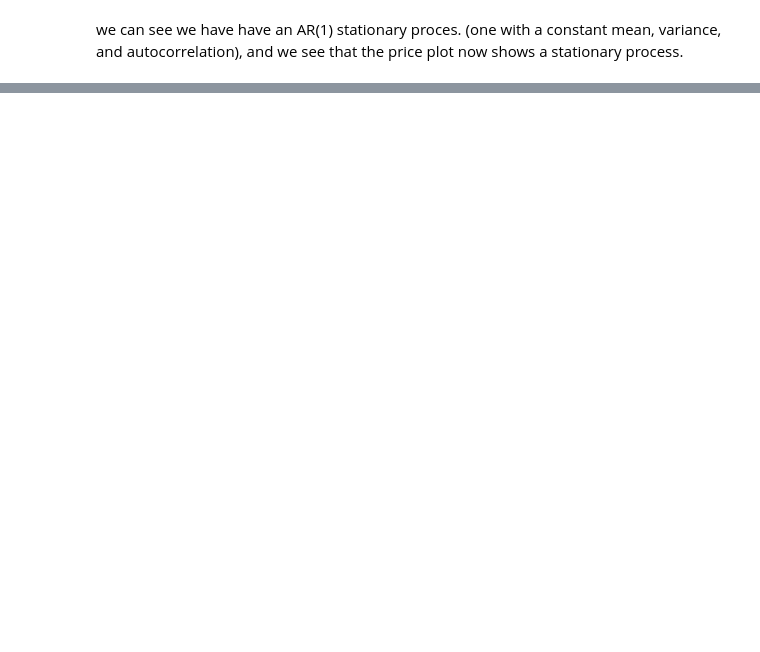
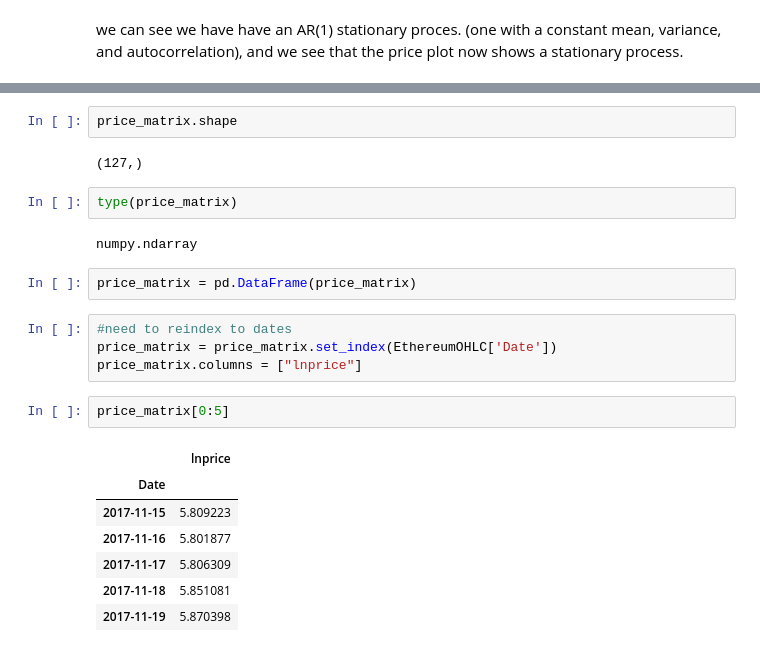
Before and after one commit to duboyal/springboard_projects-, a Jupyter notebook: ARIMAX_start.ipynb, the cells around one changed output, grey strips where cells are left out. Cells and saved outputs as stored; diff of their text form; blank space fills up the shorter version.

```diff
--- a/ARIMAX_start.ipynb
+++ b/ARIMAX_start.ipynb
@@ -325 +342,25 @@ plt.show()
+# %%
+price_matrix.shape
+# %% [output]
+(127,)
+# %%
+type(price_matrix)
+# %% [output]
+numpy.ndarray
+# %%
+price_matrix = pd.DataFrame(price_matrix)
+# %%
+#need to reindex to dates
+price_matrix = price_matrix.set_index(EthereumOHLC['Date'])
+price_matrix.columns = ["lnprice"]
+# %%
+price_matrix[0:5]
+# %% [output]
+|  | lnprice |
+| Date |  |
+| 2017-11-15 | 5.809223 |
+| 2017-11-16 | 5.801877 |
+| 2017-11-17 | 5.806309 |
+| 2017-11-18 | 5.851081 |
+| 2017-11-19 | 5.870398 |
 # %%
```
Also changed, not shown: parts of 16 cells of this notebook.
